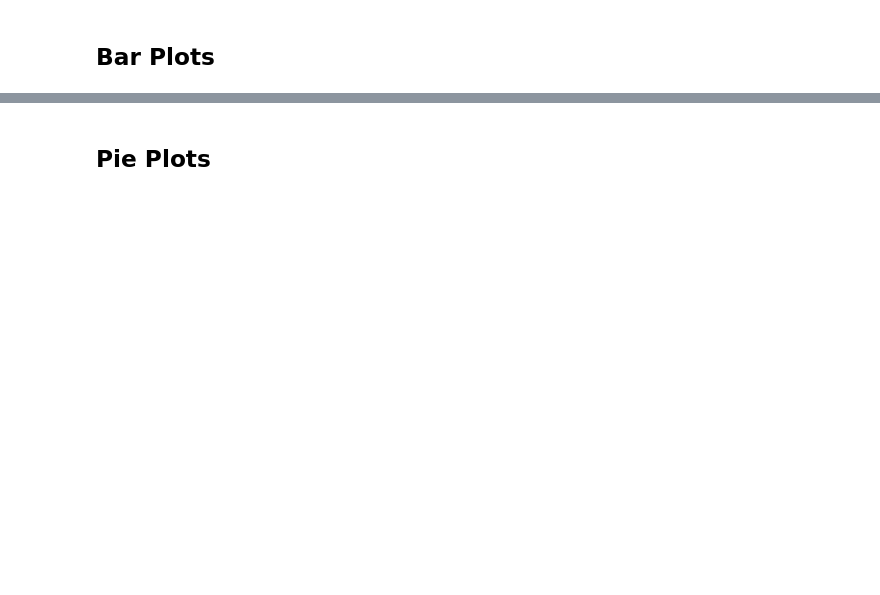
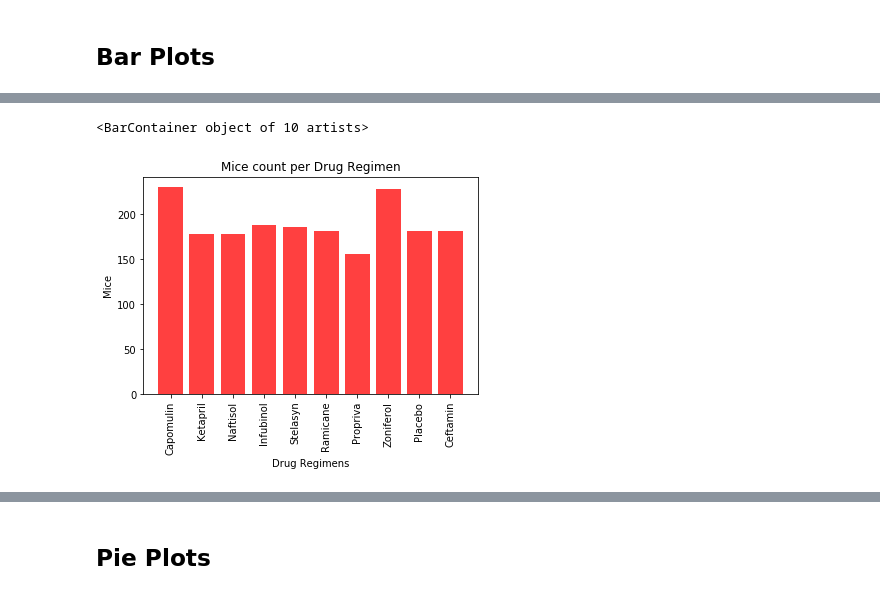
Before and after one commit to bpezzullo/matplotlib-challenge, a Jupyter notebook: pymaceuticals.ipynb, the cells around one changed output, grey strips where cells are left out. Cells and saved outputs as stored; diff of their text form; code cells hidden in the pictures; blank space fills up the shorter version.

```diff
--- a/pymaceuticals.ipynb
+++ b/pymaceuticals.ipynb
@@ -166 +187,15 @@ NameError: name 'timepoint_plot' is not defined
+# %%
+# Generate a bar plot showing the number of mice per time point for each treatment throughout the course of the study using pyplot.
+clean_grp = clean_mouse_data.groupby(['Drug Regimen'])
+x_axis = np.arange(0, len(clean_grp), 1)
+y_axis = clean_grp['Mouse ID'].count()
+tick_locations = [value for value in x_axis]
+plt.xticks(tick_locations, clean_mouse_data['Drug Regimen'].unique(),rotation=90 )
+plt.title("Mice count per Drug Regimen")
+plt.ylabel("Mice")
+plt.xlabel("Drug Regimens")
+plt.bar(x_axis, y_axis, facecolor="red", alpha=0.75, align="center")
+# %% [output]
+<BarContainer object of 10 artists>
+[figure, added]
 # %%
```
Also changed, not shown: parts of 18 cells of this notebook.
